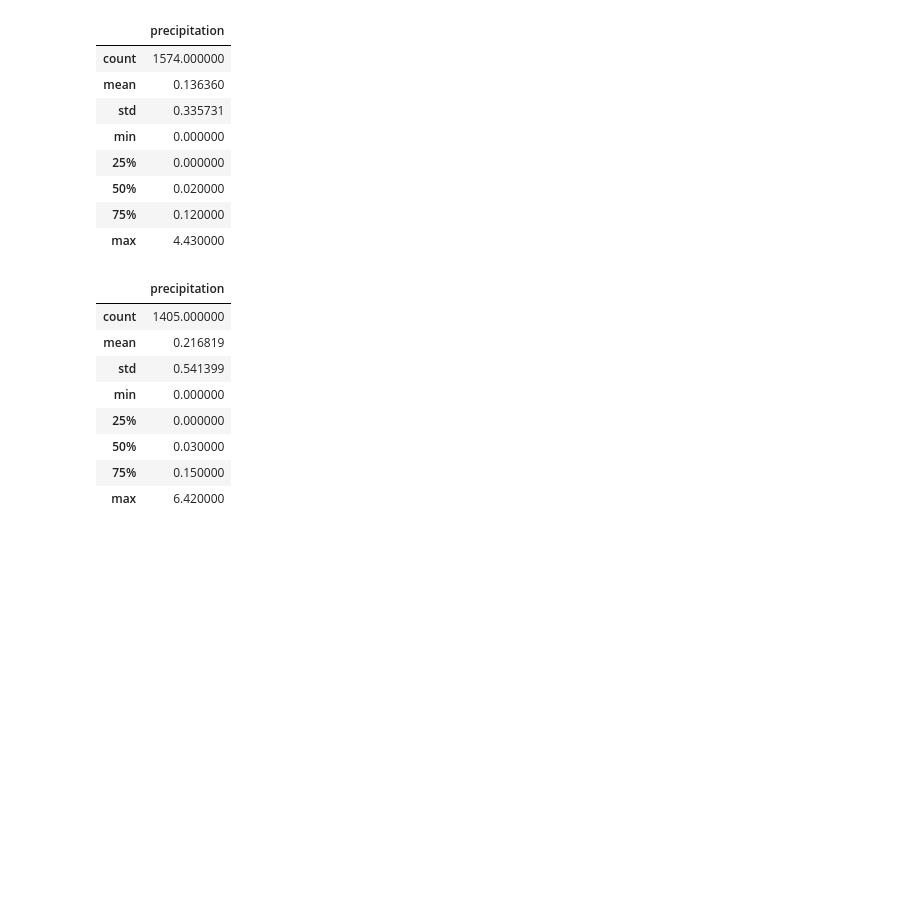
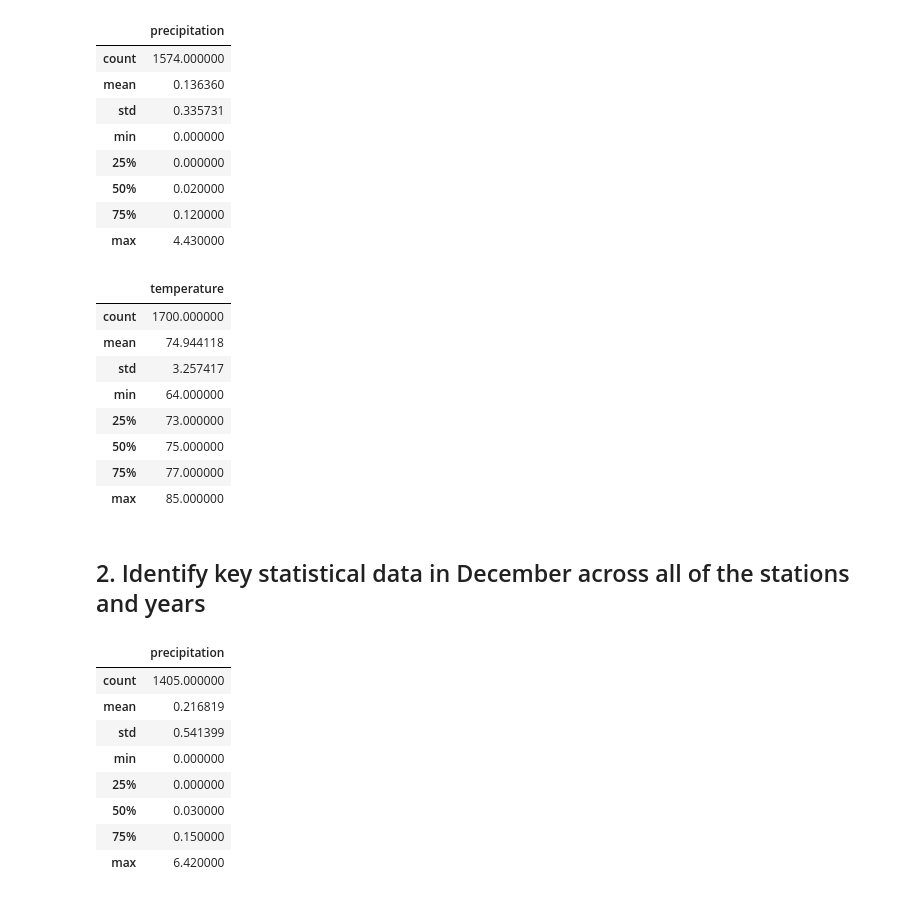
Before and after one commit to Thinguyen23/Thi_Nguyen_Module9, a Jupyter notebook: climate_analysis.ipynb, the cells around one changed output. Saved outputs shown, nothing was run; the diff lists cells and outputs as text; code cells hidden in the pictures; blank space fills up the shorter version.

```diff
--- a/climate_analysis.ipynb
+++ b/climate_analysis.ipynb
@@ -166,4 +162,33 @@ junedf.describe()
 | 50% | 0.020000 |
 | 75% | 0.120000 |
 | max | 4.430000 |
+# %%
+# Perform queries to retrieve the data and temperatures for the month of June across all years and stations
+june_temp_results = []
+june_temp_results.extend(session.query(Measurement.date, Measurement.tobs).filter(Measurement.date >= '2010-06-01').filter(Measurement.date <= '2010-06-30').all())
+june_temp_results.extend(session.query(Measurement.date, Measurement.tobs).filter(Measurement.date >= '2011-06-01').filter(Measurement.date <= '2011-06-30').all())
+june_temp_results.extend(session.query(Measurement.date, Measurement.tobs).filter(Measurement.date >= '2012-06-01').filter(Measurement.date <= '2012-06-30').all())
+june_temp_results.extend(session.query(Measurement.date, Measurement.tobs).filter(Measurement.date >= '2013-06-01').filter(Measurement.date <= '2013-06-30').all())
+june_temp_results.extend(session.query(Measurement.date, Measurement.tobs).filter(Measurement.date >= '2014-06-01').filter(Measurement.date <= '2014-06-30').all())
+june_temp_results.extend(session.query(Measurement.date, Measurement.tobs).filter(Measurement.date >= '2015-06-01').filter(Measurement.date <= '2015-06-30').all())
+june_temp_results.extend(session.query(Measurement.date, Measurement.tobs).filter(Measurement.date >= '2016-06-01').filter(Measurement.date <= '2016-06-30').all())
+june_temp_results.extend(session.query(Measurement.date, Measurement.tobs).filter(Measurement.date >= '2017-06-01').filter(Measurement.date <= '2017-06-30').all())
+june_temp_results
+# Save the query results as a Pandas DataFrame and set the index to the date column
+june_temp_df = pd.DataFrame(june_temp_results, columns=['date','temperature'])
+june_temp_df.set_index(june_temp_df['date'], inplace=True)
+# Use Pandas to calcualte the summary statistics for June temperature data
+june_temp_df.describe()
+# %% [output]
+|  | temperature |
+| count | 1700.000000 |
+| mean | 74.944118 |
+| std | 3.257417 |
+| min | 64.000000 |
+| 25% | 73.000000 |
+| 50% | 75.000000 |
+| 75% | 77.000000 |
+| max | 85.000000 |
+# %% [markdown]
+## 2. Identify key statistical data in December across all of the stations and years
 # %%
```
Also changed, not shown: parts of 7 cells of this notebook.
